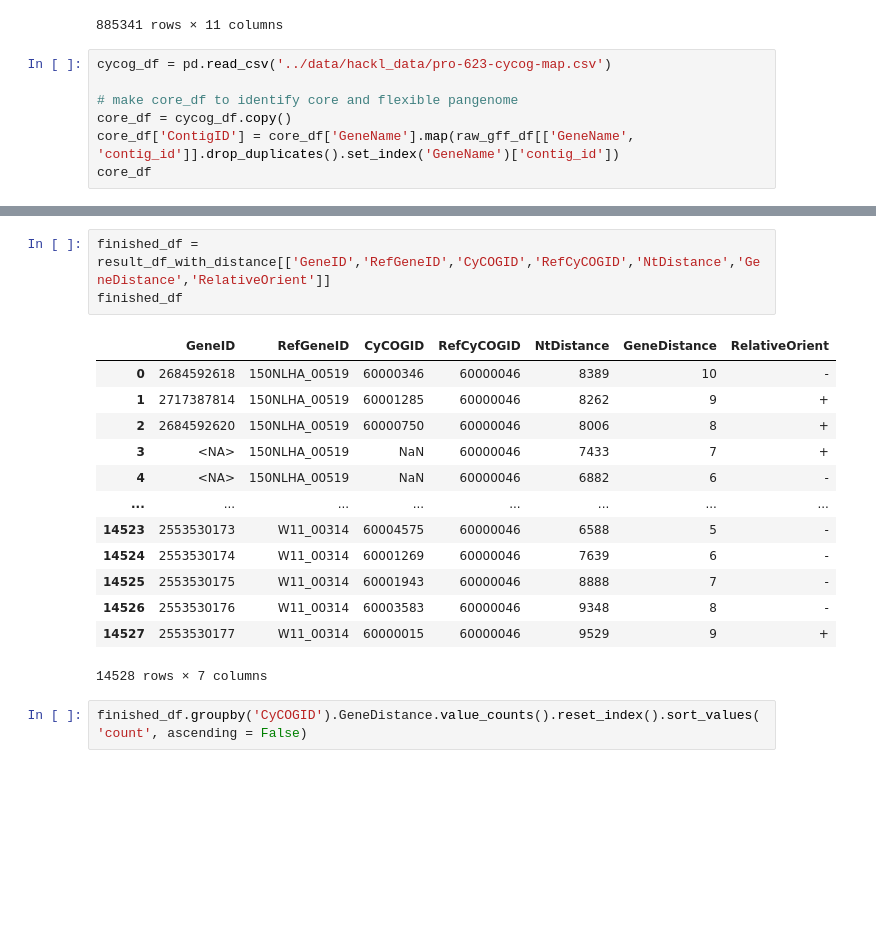
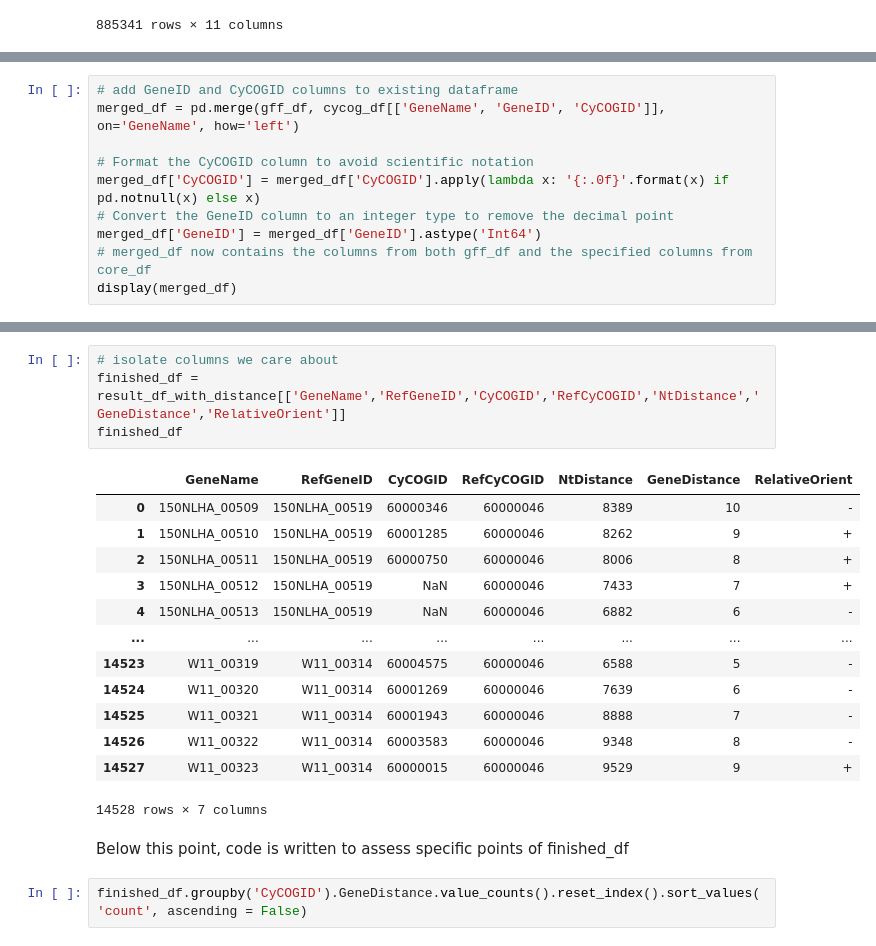
Before and after one commit to Jonahv11/cyano-serralysins, a Jupyter notebook: island-analysis/cycog_neighbors.ipynb, the cells around one changed output, grey strips where cells are left out. Drawn from its saved outputs; the diff is of its cells as text; blank space fills up the shorter version.

```diff
--- a/island-analysis/cycog_neighbors.ipynb
+++ b/island-analysis/cycog_neighbors.ipynb
@@ -45,10 +45,3 @@ gff_df
 | 885339 | W11_c | Prodigal:2.6 | CDS | 1544863 | 1546809 | . | + | 0 | ID=W11_00459;eC_number=4.1.1.19;i... | W11_00459 | ... |
 | 885340 | W11_c | Prodigal:2.6 | CDS | 1546806 | 1547564 | . | - | 0 | ID=W11_00460;eC_number=6.1.1.7;Na... | W11_00460 | ... |
 885341 rows × 11 columns
-# %%
-cycog_df = pd.read_csv('../data/hackl_data/pro-623-cycog-map.csv')
-
-# make core_df to identify core and flexible pangenome
-core_df = cycog_df.copy()
-core_df['ContigID'] = core_df['GeneName'].map(raw_gff_df[['GeneName', 'contig_id']].drop_duplicates().set_index('GeneName')['contig_id'])
-core_df
@@ -93,0 +48,10 @@ display(merged_df)
+# %%
+# add GeneID and CyCOGID columns to existing dataframe
+merged_df = pd.merge(gff_df, cycog_df[['GeneName', 'GeneID', 'CyCOGID']], on='GeneName', how='left')
+
+# Format the CyCOGID column to avoid scientific notation
+merged_df['CyCOGID'] = merged_df['CyCOGID'].apply(lambda x: '{:.0f}'.format(x) if pd.notnull(x) else x)
+# Convert the GeneID column to an integer type to remove the decimal point
+merged_df['GeneID'] = merged_df['GeneID'].astype('Int64')
+# merged_df now contains the columns from both gff_df and the specified columns from core_df
+display(merged_df)
@@ -194,22 +173,25 @@ display(result_df_with_distance)
 | 14527 | W11_c | Prodigal:2.6 | CDS | 654153 | 655322 | . | + | 0 | ID=W11_00323;Name=spsC;gene=spsC;... | W11_00323 | ... |
 14528 rows × 18 columns
 # %%
-finished_df = result_df_with_distance[['GeneID','RefGeneID','CyCOGID','RefCyCOGID','NtDistance','GeneDistance','RelativeOrient']]
+# isolate columns we care about
+finished_df = result_df_with_distance[['GeneName','RefGeneID','CyCOGID','RefCyCOGID','NtDistance','GeneDistance','RelativeOrient']]
 finished_df
 # %% [output]
-|  | GeneID | RefGeneID | CyCOGID | RefCyCOGID | NtDistance | GeneDistance | RelativeOrient |
-| 0 | 2684592618 | 150NLHA_00519 | 60000346 | 60000046 | 8389 | 10 | - |
-| 1 | 2717387814 | 150NLHA_00519 | 60001285 | 60000046 | 8262 | 9 | + |
-| 2 | 2684592620 | 150NLHA_00519 | 60000750 | 60000046 | 8006 | 8 | + |
-| 3 | <NA> | 150NLHA_00519 | NaN | 60000046 | 7433 | 7 | + |
-| 4 | <NA> | 150NLHA_00519 | NaN | 60000046 | 6882 | 6 | - |
+|  | GeneName | RefGeneID | CyCOGID | RefCyCOGID | NtDistance | GeneDistance | RelativeOrient |
+| 0 | 150NLHA_00509 | 150NLHA_00519 | 60000346 | 60000046 | 8389 | 10 | - |
+| 1 | 150NLHA_00510 | 150NLHA_00519 | 60001285 | 60000046 | 8262 | 9 | + |
+| 2 | 150NLHA_00511 | 150NLHA_00519 | 60000750 | 60000046 | 8006 | 8 | + |
+| 3 | 150NLHA_00512 | 150NLHA_00519 | NaN | 60000046 | 7433 | 7 | + |
+| 4 | 150NLHA_00513 | 150NLHA_00519 | NaN | 60000046 | 6882 | 6 | - |
 | ... | ... | ... | ... | ... | ... | ... | ... |
-| 14523 | 2553530173 | W11_00314 | 60004575 | 60000046 | 6588 | 5 | - |
-| 14524 | 2553530174 | W11_00314 | 60001269 | 60000046 | 7639 | 6 | - |
-| 14525 | 2553530175 | W11_00314 | 60001943 | 60000046 | 8888 | 7 | - |
-| 14526 | 2553530176 | W11_00314 | 60003583 | 60000046 | 9348 | 8 | - |
-| 14527 | 2553530177 | W11_00314 | 60000015 | 60000046 | 9529 | 9 | + |
+| 14523 | W11_00319 | W11_00314 | 60004575 | 60000046 | 6588 | 5 | - |
+| 14524 | W11_00320 | W11_00314 | 60001269 | 60000046 | 7639 | 6 | - |
+| 14525 | W11_00321 | W11_00314 | 60001943 | 60000046 | 8888 | 7 | - |
+| 14526 | W11_00322 | W11_00314 | 60003583 | 60000046 | 9348 | 8 | - |
+| 14527 | W11_00323 | W11_00314 | 60000015 | 60000046 | 9529 | 9 | + |
 14528 rows × 7 columns
+# %% [markdown]
+Below this point, code is written to assess specific points of finished_df
 # %%
 finished_df.groupby('CyCOGID').GeneDistance.value_counts().reset_index().sort_values('count', ascending = False)
 # %% [output]
```
Also changed, not shown: parts of 6 cells of this notebook.
